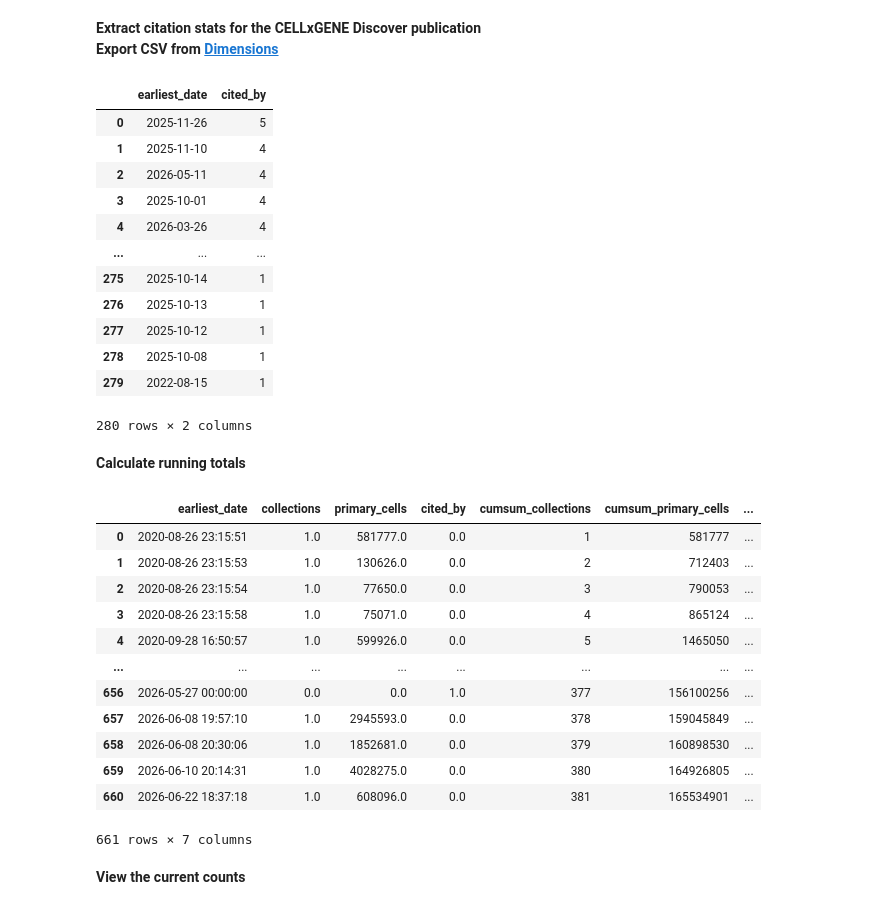
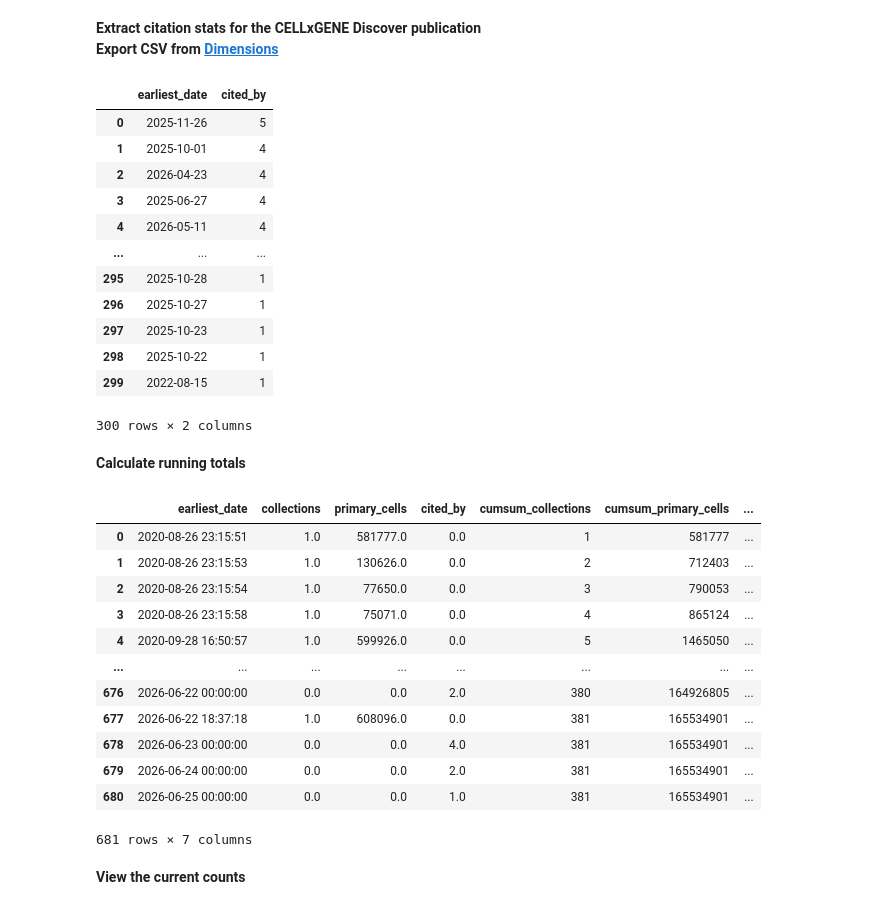
Before and after one commit to Lattice-Data/lattice-tools, a Jupyter notebook: cellxgene_resources/collab_submissions_pub/Figure2_corpus_growth.ipynb, the cells around one changed output. Saved outputs shown, nothing was run; the diff lists cells and outputs as text; code cells hidden in the pictures.

```diff
--- a/cellxgene_resources/collab_submissions_pub/Figure2_corpus_growth.ipynb
+++ b/cellxgene_resources/collab_submissions_pub/Figure2_corpus_growth.ipynb
@@ -55,38 +55,38 @@ result
 **Extract citation stats for the CELLxGENE Discover publication**\
 **Export CSV from [Dimensions](https://app.dimensions.ai/discover/publication?or_subset_publication_citations=pub.1182803254)**
 # %%
-dimensions_export = 'Dimensions-Publication-2026-06-01_19-09-15.csv.zip'
+dimensions_export = 'Dimensions-Publication-2026-07-02_20-12-38.csv.zip'
 
 cited_by = (
     pd.read_csv(dimensions_export, skiprows=1)[['Publication date']]
     .assign(**{
         'Publication date': lambda x: x['Publication date'].apply(
             lambda d: f"{d}-01" if isinstance(d, str) and len(d) == 7 else d
         )
     })
 )
 cited_by['Publication date'] = pd.to_datetime(cited_by['Publication date']).dt.tz_localize(None)
 cited_by = (
     cited_by['Publication date']
     .value_counts()
     .reset_index()
     .rename(columns={'Publication date': 'earliest_date', 'count': 'cited_by'})
 )
 cited_by
 # %% [output]
 |  | earliest_date | cited_by |
 | 0 | 2025-11-26 | 5 |
-| 1 | 2025-11-10 | 4 |
-| 2 | 2026-05-11 | 4 |
-| 3 | 2025-10-01 | 4 |
-| 4 | 2026-03-26 | 4 |
+| 1 | 2025-10-01 | 4 |
+| 2 | 2026-04-23 | 4 |
+| 3 | 2025-06-27 | 4 |
+| 4 | 2026-05-11 | 4 |
 | ... | ... | ... |
-| 275 | 2025-10-14 | 1 |
-| 276 | 2025-10-13 | 1 |
-| 277 | 2025-10-12 | 1 |
-| 278 | 2025-10-08 | 1 |
-| 279 | 2022-08-15 | 1 |
+| 295 | 2025-10-28 | 1 |
+| 296 | 2025-10-27 | 1 |
+| 297 | 2025-10-23 | 1 |
+| 298 | 2025-10-22 | 1 |
+| 299 | 2022-08-15 | 1 |
-280 rows × 2 columns
+300 rows × 2 columns
 # %% [markdown]
 **Calculate running totals**
 # %%
@@ -110,12 +110,12 @@ result
 | 3 | 2020-08-26 23:15:58 | 1.0 | 75071.0 | 0.0 | 4 | 865124 | ... |
 | 4 | 2020-09-28 16:50:57 | 1.0 | 599926.0 | 0.0 | 5 | 1465050 | ... |
 | ... | ... | ... | ... | ... | ... | ... | ... |
-| 656 | 2026-05-27 00:00:00 | 0.0 | 0.0 | 1.0 | 377 | 156100256 | ... |
-| 657 | 2026-06-08 19:57:10 | 1.0 | 2945593.0 | 0.0 | 378 | 159045849 | ... |
-| 658 | 2026-06-08 20:30:06 | 1.0 | 1852681.0 | 0.0 | 379 | 160898530 | ... |
-| 659 | 2026-06-10 20:14:31 | 1.0 | 4028275.0 | 0.0 | 380 | 164926805 | ... |
-| 660 | 2026-06-22 18:37:18 | 1.0 | 608096.0 | 0.0 | 381 | 165534901 | ... |
+| 676 | 2026-06-22 00:00:00 | 0.0 | 0.0 | 2.0 | 380 | 164926805 | ... |
+| 677 | 2026-06-22 18:37:18 | 1.0 | 608096.0 | 0.0 | 381 | 165534901 | ... |
+| 678 | 2026-06-23 00:00:00 | 0.0 | 0.0 | 4.0 | 381 | 165534901 | ... |
+| 679 | 2026-06-24 00:00:00 | 0.0 | 0.0 | 2.0 | 381 | 165534901 | ... |
+| 680 | 2026-06-25 00:00:00 | 0.0 | 0.0 | 1.0 | 381 | 165534901 | ... |
-661 rows × 7 columns
+681 rows × 7 columns
 # %% [markdown]
 **View the current counts**
 # %%
```
Also changed, not shown: parts of 2 cells of this notebook.
